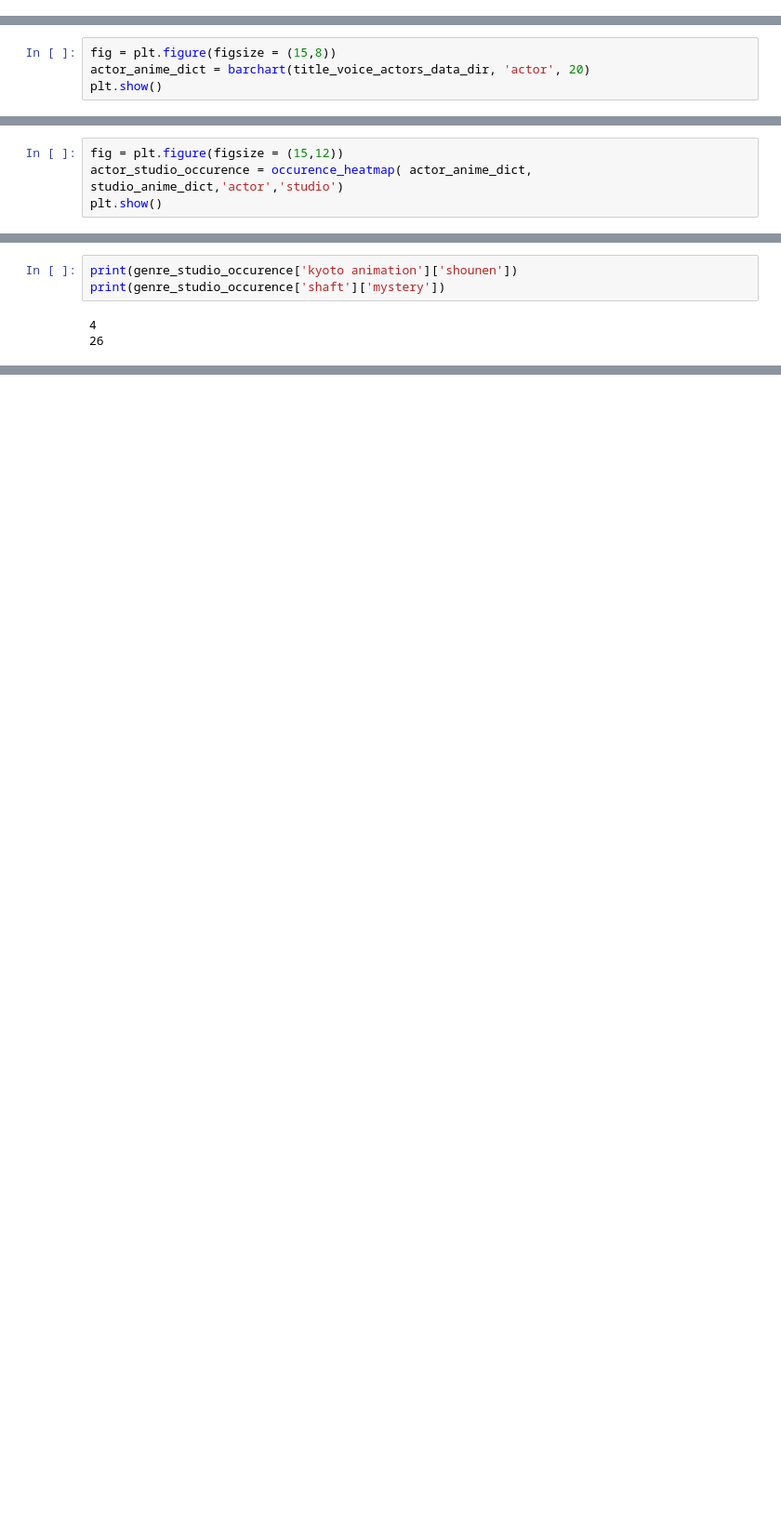
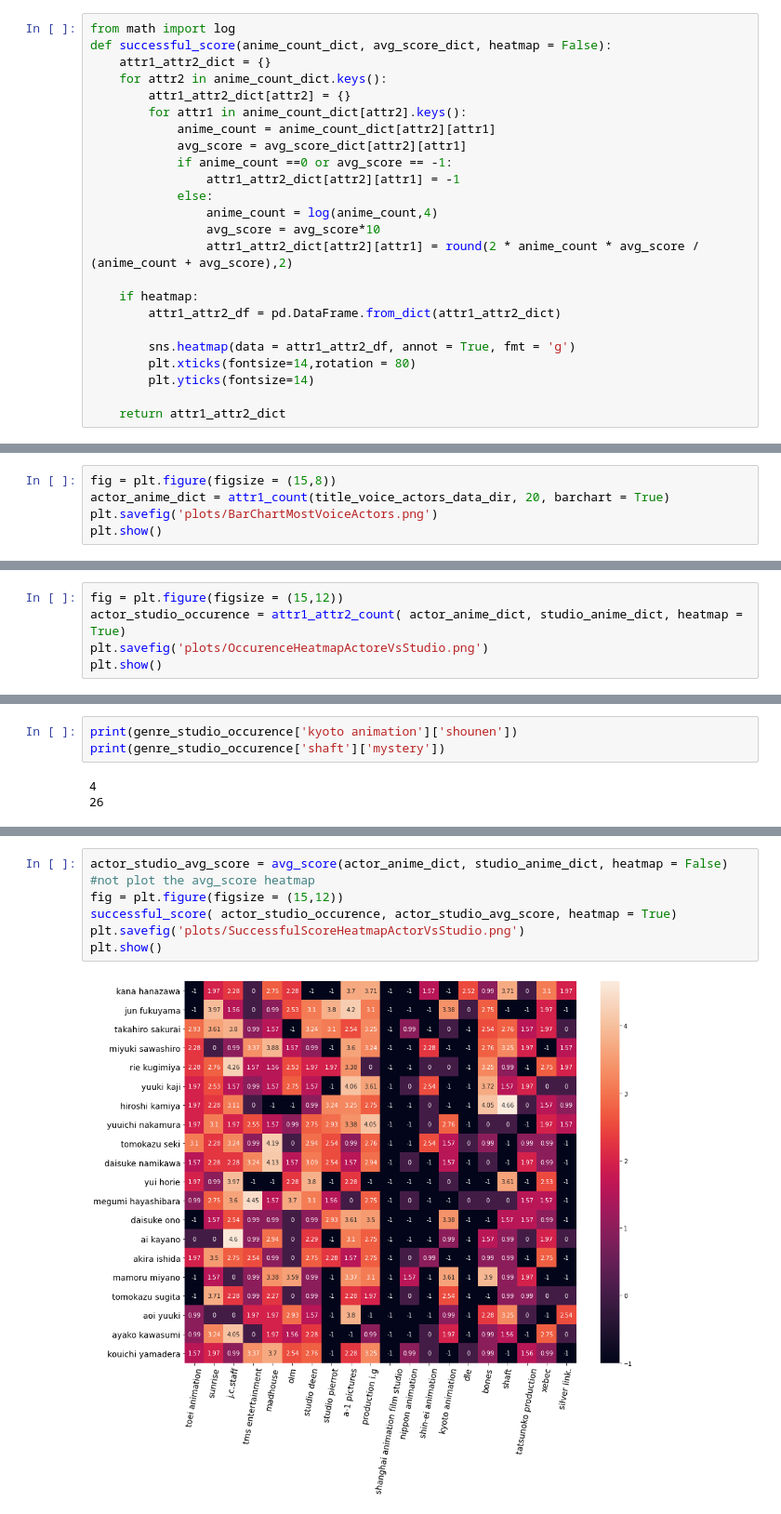
Before and after one commit to mrcuongtroll/Anime-Analysis, a Jupyter notebook: Step4_EDA/Analysis_Hoang.ipynb, the cells around one changed output, grey strips where cells are left out. Shown at 93% size. Cells and saved outputs as stored; diff of their text form; blank space fills up the shorter version.

```diff
--- a/Step4_EDA/Analysis_Hoang.ipynb
+++ b/Step4_EDA/Analysis_Hoang.ipynb
@@ -70,3 +73,27 @@ def avg_score_heatmap(attr1_anime_dict, attr2_anime_dict, attr1, attr2):
+# %%
+from math import log
+def successful_score(anime_count_dict, avg_score_dict, heatmap = False):
+    attr1_attr2_dict = {}
+    for attr2 in anime_count_dict.keys():
+        attr1_attr2_dict[attr2] = {}
+        for attr1 in anime_count_dict[attr2].keys():
+            anime_count = anime_count_dict[attr2][attr1]
+            avg_score = avg_score_dict[attr2][attr1]
+            if anime_count ==0 or avg_score == -1:
+                attr1_attr2_dict[attr2][attr1] = -1
+            else:
+                anime_count = log(anime_count,4)
+                avg_score = avg_score*10
+                attr1_attr2_dict[attr2][attr1] = round(2 * anime_count * avg_score / (anime_count + avg_score),2)
+
+    if heatmap:
+        attr1_attr2_df = pd.DataFrame.from_dict(attr1_attr2_dict)
+
+        sns.heatmap(data = attr1_attr2_df, annot = True, fmt = 'g')
+        plt.xticks(fontsize=14,rotation = 80)
+        plt.yticks(fontsize=14)
+
+    return attr1_attr2_dict
 # %% [markdown]
 # Barcharts
 # %% [markdown]
@@ -94,7 +119,8 @@ dict_keys(['toei animation', 'sunrise', 'j.c.staff', 'tms entertainment', 'madho
 ## Voice actors
 # %%
 fig = plt.figure(figsize = (15,8))
-actor_anime_dict = barchart(title_voice_actors_data_dir, 'actor', 20)
+actor_anime_dict = attr1_count(title_voice_actors_data_dir, 20, barchart = True)
+plt.savefig('plots/BarChartMostVoiceActors.png')
 plt.show()
 # %% [output]
 [figure]
@@ -125,7 +151,8 @@ plt.show()
 ## Actors vs studios
 # %%
 fig = plt.figure(figsize = (15,12))
-actor_studio_occurence = occurence_heatmap( actor_anime_dict, studio_anime_dict,'actor','studio')
+actor_studio_occurence = attr1_attr2_count( actor_anime_dict, studio_anime_dict, heatmap = True)
+plt.savefig('plots/OccurenceHeatmapActoreVsStudio.png')
 plt.show()
 # %% [output]
 [figure]
@@ -174,0 +228,8 @@ plt.show()
+# %%
+actor_studio_avg_score = avg_score(actor_anime_dict, studio_anime_dict, heatmap = False) #not plot the avg_score heatmap
+fig = plt.figure(figsize = (15,12))
+successful_score( actor_studio_occurence, actor_studio_avg_score, heatmap = True)
+plt.savefig('plots/SuccessfulScoreHeatmapActorVsStudio.png')
+plt.show()
+# %% [output]
+[figure, added]
```
Also changed, not shown: parts of 29 cells of this notebook, 10 other files.
